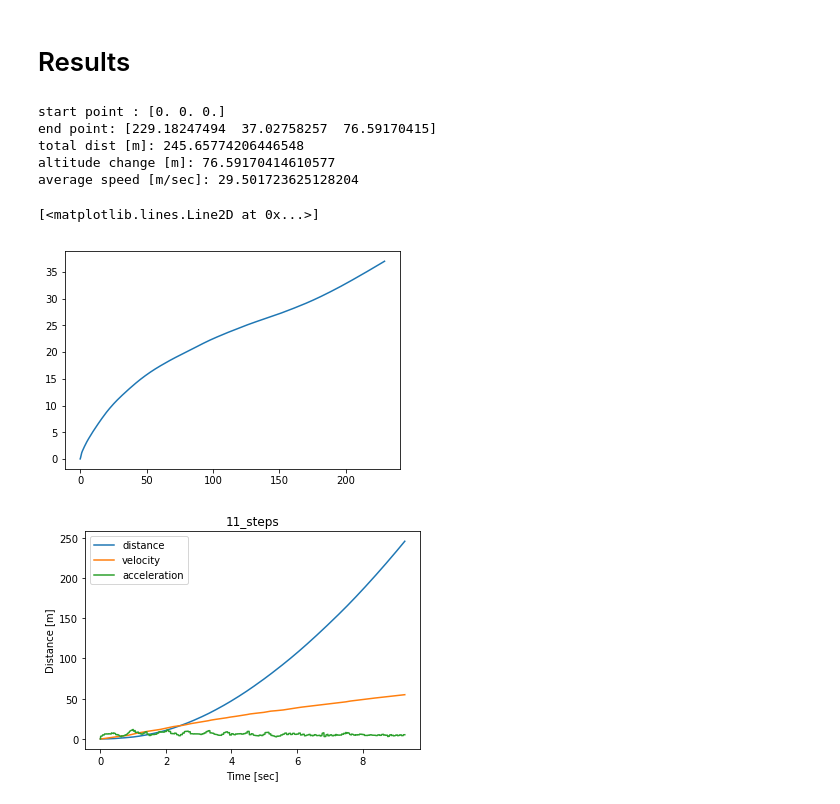
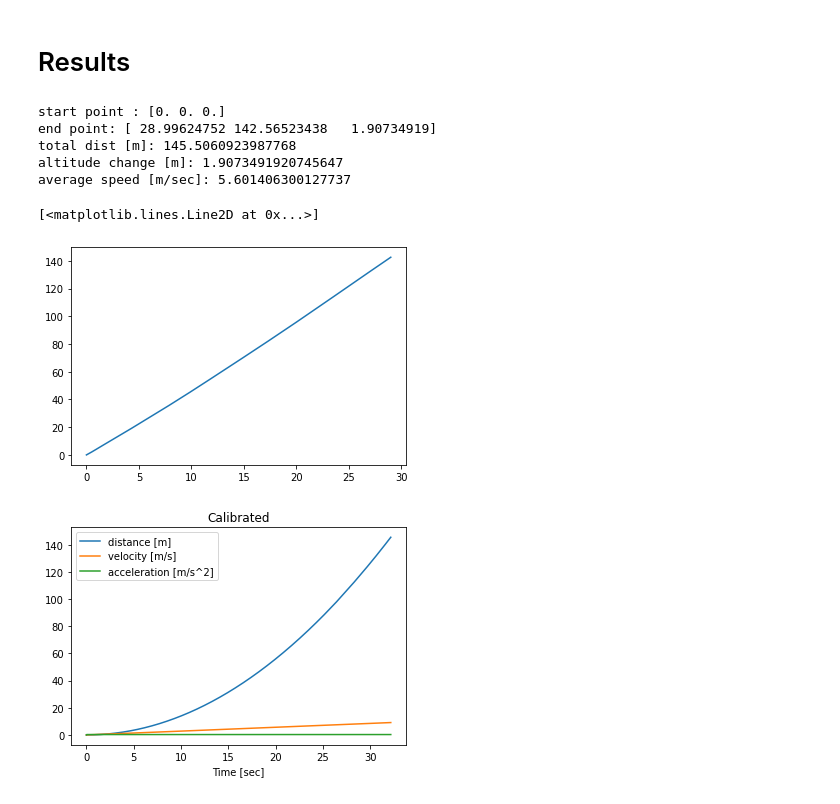
Before and after one commit to orenltr/Inertial-Navigation, a Jupyter notebook: Navigation_Eq.ipynb, the cells around one changed output. Drawn from its saved outputs; the diff is of its cells as text; code cells hidden in the pictures.

```diff
--- a/Navigation_Eq.ipynb
+++ b/Navigation_Eq.ipynb
@@ -72,9 +72,8 @@ print(Zup.iloc[:,2].mean())
 ## Load accelerometer and gyro data
 # %%
 # read data
+ins = pd.read_csv(r'data\calibration\X\1.csv', skiprows=1, names=fields)
 # ins = pd.read_csv(r'data\11Steps_AndroSensor.csv', skiprows=1, names=fields)
-# ins = pd.read_csv(r'data\calibration\X\1.csv', skiprows=1, names=fields)
-ins = pd.read_csv(r'data\11Steps_AndroSensor.csv', skiprows=1, names=fields)
 # ins.columns = ['ax','ay','az','gx','gy','gz','time','date']
 ins.head()
 # %% [output]
@@ -137,8 +119,8 @@ acc_1.head()
 # %%
 # bais
-# acc_1.iloc[:,1:4] = (acc_1.iloc[:,1:4]-ba)/(1+sa)
-# acc_1['magnitude'] = np.sqrt(acc_1['ax']**2+acc_1['ay']**2+acc_1['az']**2)
-# gyro_1.iloc[:,1:4] = gyro_1.iloc[:,1:4]-bg
+acc_1.iloc[:,1:4] = (acc_1.iloc[:,1:4]-ba)/(1+sa)
+acc_1['magnitude'] = np.sqrt(acc_1['ax']**2+acc_1['ay']**2+acc_1['az']**2)
+gyro_1.iloc[:,1:4] = gyro_1.iloc[:,1:4]-bg
 
 acc_1.head()
 # %% [output]
@@ -313,25 +295,24 @@ print('altitude change [m]:', deltaH)
 print('average speed [m/sec]:', np.average(Velocity_size))
 # %% [output]
 start point : [0. 0. 0.]
-end point: [229.18247494  37.02758257  76.59170415]
-total dist [m]: 245.65774206446548
-altitude change [m]: 76.59170414610577
-average speed [m/sec]: 29.501723625128204
+end point: [ 28.99624752 142.56523438   1.90734919]
+total dist [m]: 145.5060923987768
+altitude change [m]: 1.9073491920745647
+average speed [m/sec]: 5.601406300127737
 # %%
 plt.figure()
 plt.plot(Pose[:,0],Pose[:,1])
 # %% [output]
 [<matplotlib.lines.Line2D at 0x...>]
-[figure, old version]
+[figure, new version]
 # %%
 plt.figure()
 plt.plot(acc_1['time'],dist)
 plt.plot(acc_1['time'],Velocity_size)
 plt.plot(acc_1['time'],Acceleration_size)
-plt.ylabel('Distance [m]')
 plt.xlabel('Time [sec]')
-plt.title('11_steps')
-plt.legend(['distance','velocity','acceleration'])
-plt.savefig('11_steps')
+plt.title('Calibrated')
+plt.legend(['distance [m]','velocity [m/s]','acceleration [m/s^2]'])
+plt.savefig('Calibrated')
 # %% [output]
-[figure, old version]
+[figure, new version]
```
Also changed, not shown: parts of 8 cells of this notebook, 2 other files.
